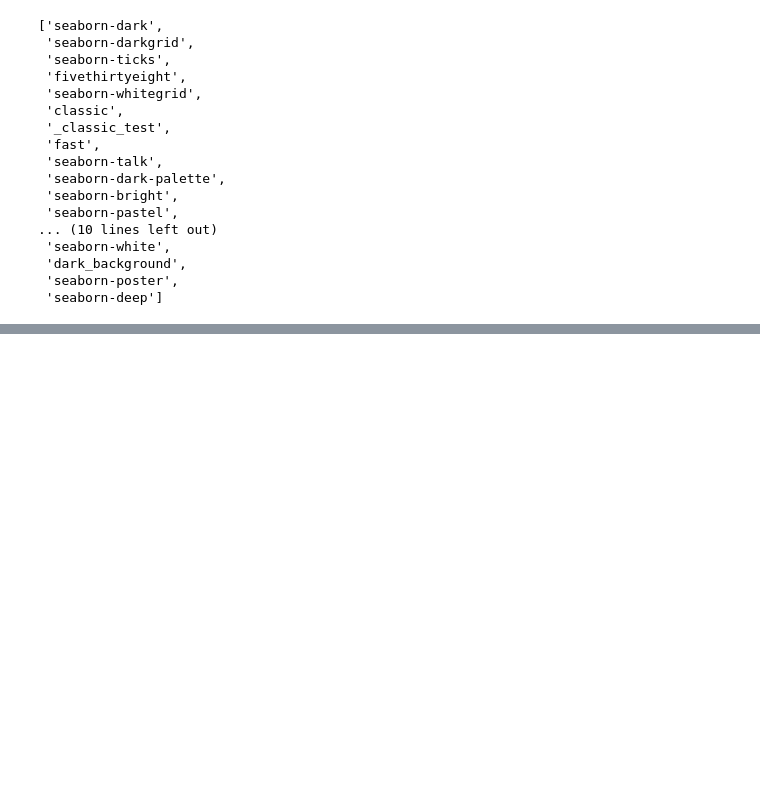
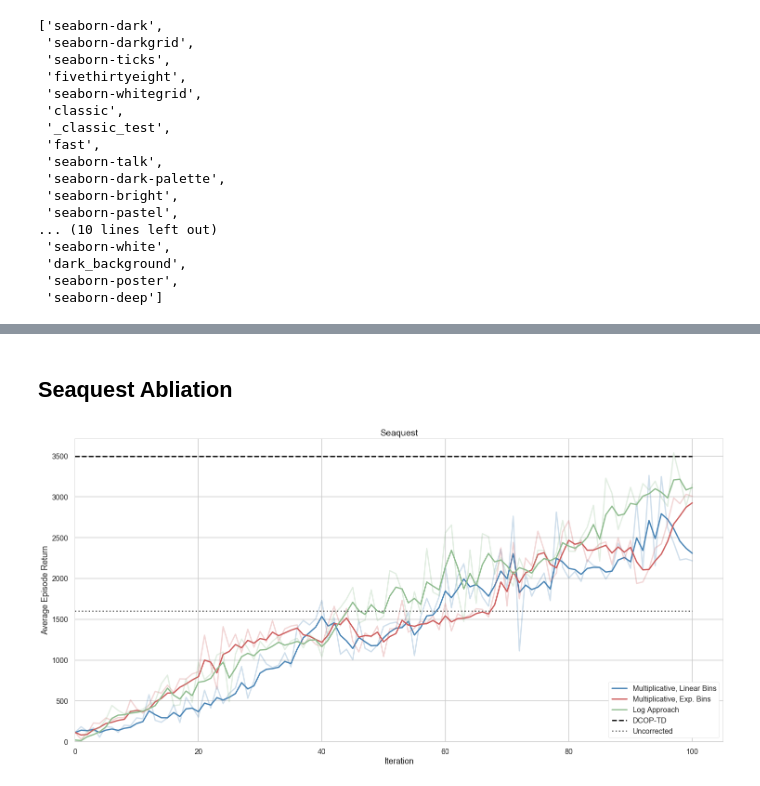
Before and after one commit to gbg141/dopamine, a Jupyter notebook: notebooks/Evaluation Plots.ipynb, the cells around one changed output, grey strips where cells are left out. Cells and saved outputs as stored; diff of their text form; code cells hidden in the pictures; blank space fills up the shorter version.

Commit message:
Evaluation Plots

```diff
--- a/notebooks/Evaluation Plots.ipynb
+++ b/notebooks/Evaluation Plots.ipynb
@@ -44,4 +46,10 @@ legends = ['Multiplicative, Linear Bins', 'Multiplicative, Exp. Bins', 'Log Appr
 colors = ['steelblue', 'indianred', 'darkseagreen', 'steelblue']
 DCOP = 3500
 uncorrected = 1600
+alpha_y = 1.0
+alpha_y_smoothed = 0.25
+lim_x = (1,1.05)
+lim_y = (1,1.05)
+size_x = 25
+size_y = 11
 # %%
@@ -78,0 +127,23 @@ plt.close()
+# %% [markdown]
+## Seaquest Abliation
+# %%
+base_dir = './CSVs/'
+plot_type = 'AverageEval'
+num_iterations = 101
+game = 'Seaquest'
+approaches = ['MultiplicativeLinear', 'MultiplicativeExp', 'Log']
+legends = ['Multiplicative, Linear Bins', 'Multiplicative, Exp. Bins', 'Log Approach']
+colors = ['steelblue', 'indianred', 'darkseagreen', 'steelblue']
+DCOP = 3500
+uncorrected = 1600
+alpha_y = 0.25
+alpha_y_smoothed = 1.0
+lim_x = (1,1.05)
+lim_y = (0,1.05)
+size_x = 25
+size_y = 12
+training_steps = None
+
+plot_results(base_dir, plot_type,num_iterations, game, approaches, legends, colors, DCOP, uncorrected, alpha_y, alpha_y_smoothed, lim_x, lim_y, size_x, size_y)
+# %% [output]
+[figure, added]
```
Also changed, not shown: parts of 10 cells of this notebook, 8 other files.
